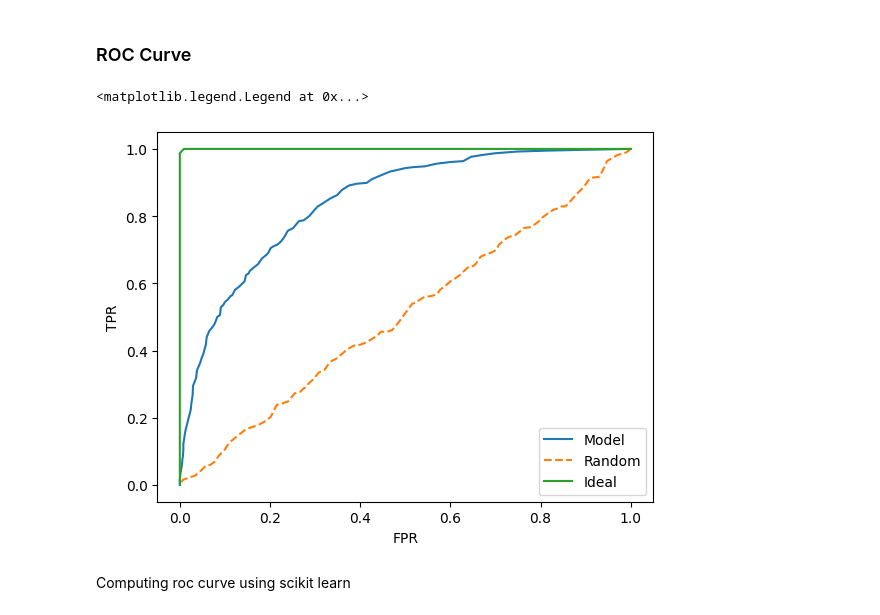
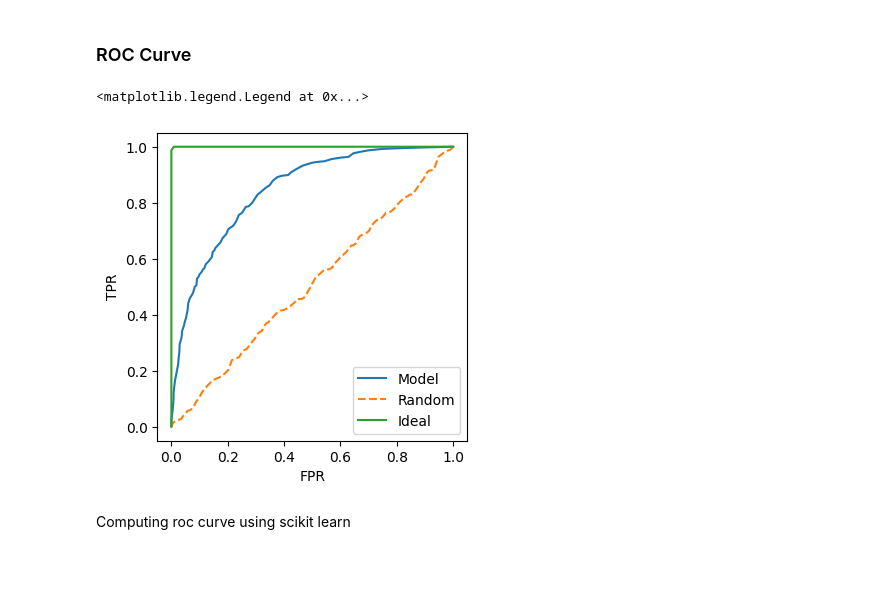
Before and after one commit to okellodaniel/ML_Scholar, a Jupyter notebook: 04-Evaluation-metrics/notebook.ipynb, the cells around one changed output. Drawn from its saved outputs; the diff is of its cells as text; code cells hidden in the pictures; blank space fills up the shorter version.

```diff
--- a/04-Evaluation-metrics/notebook.ipynb
+++ b/04-Evaluation-metrics/notebook.ipynb
@@ -551,17 +551,20 @@ plt.legend()
 ### ROC Curve
 # %%
 %matplotlib inline
-# %%
-plt.plot(df_scores.fpr, df_scores.tpr, label='Model')
-plt.plot(df_rand.fpr, df_rand.tpr, label='Random',linestyle='--')
-plt.plot(df_ideal.fpr, df_ideal.tpr, label='Ideal')
-
-plt.xlabel('FPR')
-plt.ylabel('TPR')
-plt.legend()
-# %% [output]
-<matplotlib.legend.Legend at 0x...>
-[figure, removed]
+# %%
+plt.figure(figsize=(4,4))
+
+plt.plot(df_scores.fpr, df_scores.tpr, label='Model')
+plt.plot(df_rand.fpr, df_rand.tpr, label='Random',linestyle='--')
+plt.plot(df_ideal.fpr, df_ideal.tpr, label='Ideal')
+
+plt.xlabel('FPR')
+plt.ylabel('TPR')
+
+plt.legend()
+# %% [output]
+<matplotlib.legend.Legend at 0x...>
+[figure, added]
 # %% [markdown]
 Computing roc curve using scikit learn
 # %%
```
Also changed, not shown: parts of 24 cells of this notebook.
